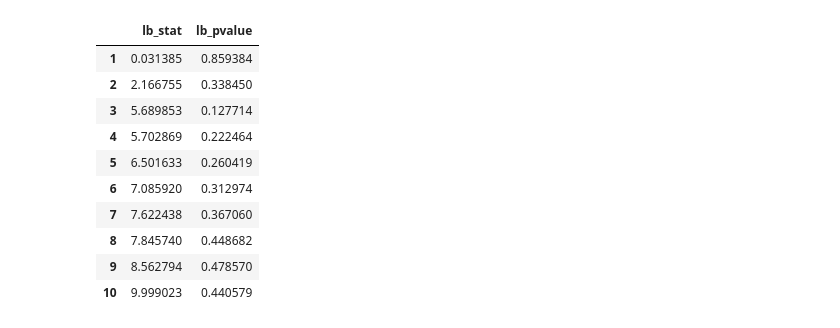
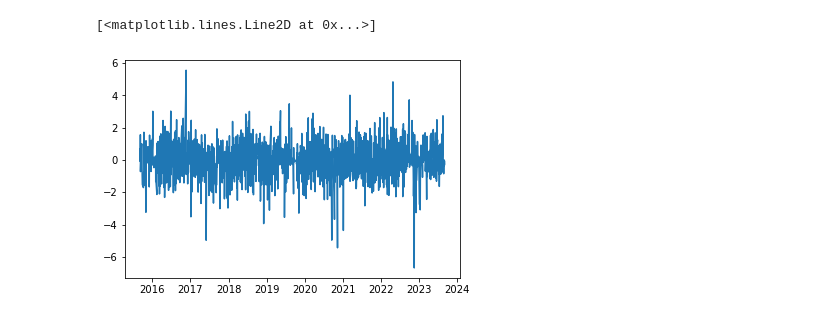
Before and after one commit to Ardentem/Exchangerates_CNY_CNH_etc, a Jupyter notebook: AR_GARCH.ipynb, the cells around one changed output. Saved outputs shown, nothing was run; the diff lists cells and outputs as text; code cells hidden in the pictures.

```diff
--- a/AR_GARCH.ipynb
+++ b/AR_GARCH.ipynb
@@ -156,15 +163,5 @@ See convergence_flag.
-# %%
-#标准化残差做Ljung-Box test
-lb_test(res.std_resid.dropna())
-# %% [output]
-|  | lb_stat | lb_pvalue |
-| 1 | 0.031385 | 0.859384 |
-| 2 | 2.166755 | 0.338450 |
-| 3 | 5.689853 | 0.127714 |
-| 4 | 5.702869 | 0.222464 |
-| 5 | 6.501633 | 0.260419 |
-| 6 | 7.085920 | 0.312974 |
-| 7 | 7.622438 | 0.367060 |
-| 8 | 7.845740 | 0.448682 |
-| 9 | 8.562794 | 0.478570 |
-| 10 | 9.999023 | 0.440579 |
+# %%
+plt.plot(res.std_resid)
+# %% [output]
+[<matplotlib.lines.Line2D at 0x...>]
+[figure, added]
```
Also changed, not shown: parts of 12 cells of this notebook, 2 other files.
